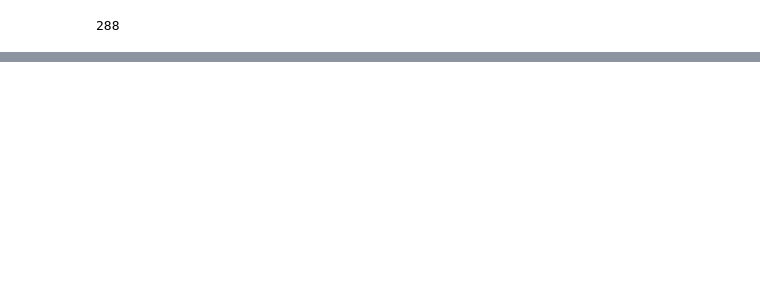
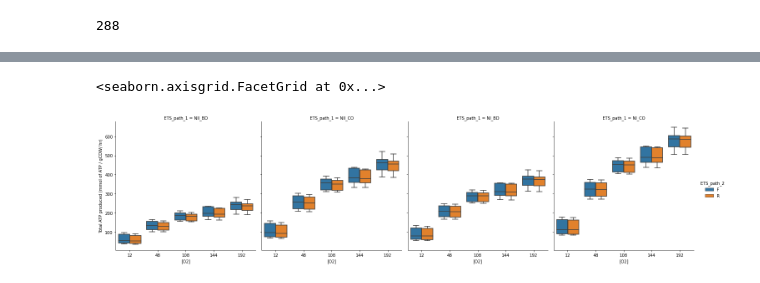
Before and after one commit to alexander-alleman/Azotobactervinelandii_metabolicmodel, a Jupyter notebook: Notebooks/ATPM_compare.ipynb, the cells around one changed output, grey strips where cells are left out. Saved outputs shown, nothing was run; the diff lists cells and outputs as text; code cells hidden in the pictures; blank space fills up the shorter version.

```diff
--- a/Notebooks/ATPM_compare.ipynb
+++ b/Notebooks/ATPM_compare.ipynb
@@ -327,0 +376,7 @@ ATPM_prect = pd.read_csv("ATPM_pred_final_test.csv")
+# %%
+
+ax = sns.catplot( x = 'O2_conc', y = 'ATP_production', col= 'ETS_path_1', hue = 'ETS_path_2', data = growth_compare, kind = 'box')
+ax.set_axis_labels('[O2]','Total ATP produced (mmol of ATP / gCDW/ hr)')
+# %% [output]
+<seaborn.axisgrid.FacetGrid at 0x...>
+[figure, added]
```
Also changed, not shown: parts of 16 cells of this notebook, 2 other files.
